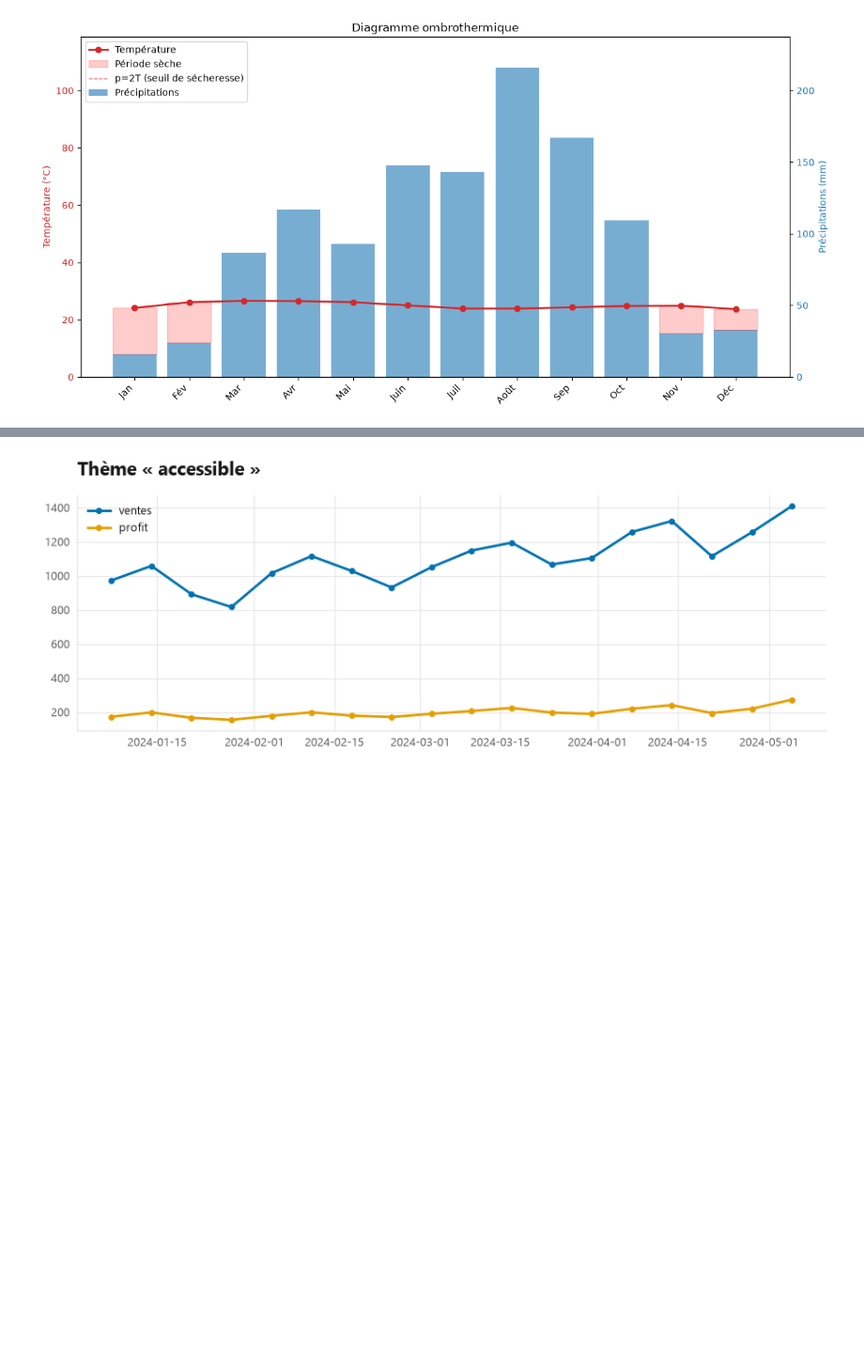
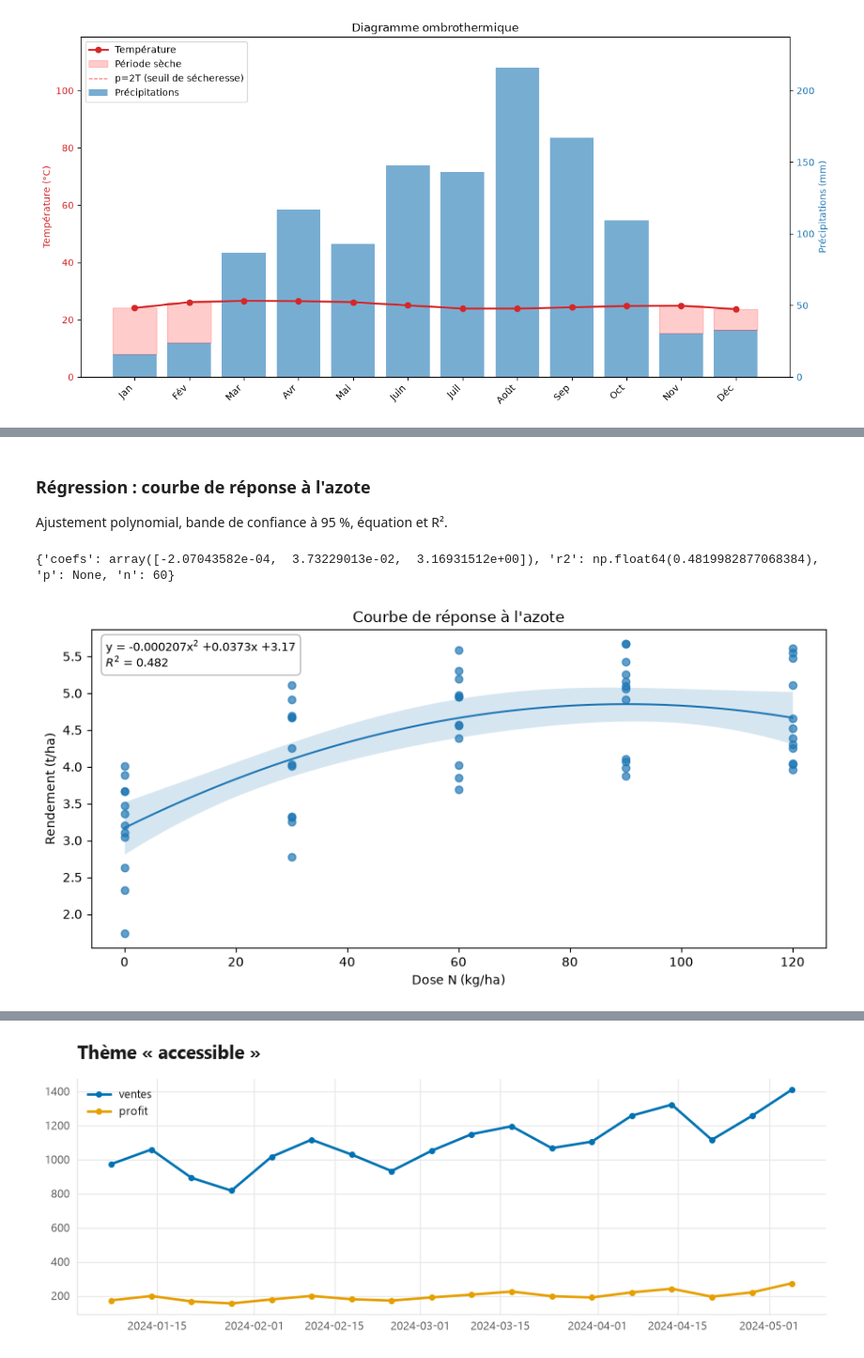
Before and after one commit to Mr-KAM/plutovizu, a Jupyter notebook: examples/demo.ipynb, the cells around one changed output, grey strips where cells are left out. Shown at 94% size. Saved outputs shown, nothing was run; the diff lists cells and outputs as text; code cells hidden in the pictures; blank space fills up the shorter version.

```diff
--- a/examples/demo.ipynb
+++ b/examples/demo.ipynb
@@ -139,0 +124,11 @@ list_themes()
+# %%
+rng = np.random.default_rng(3)
+lignes = []
+for variete, gain in [('Sahel-108', 0.0), ('IR-841', 0.7), ('Nerica-4', 1.3)]:
+    for dose in [0, 30, 60, 90, 120]:
+        for bloc in range(1, 5):
+            lignes.append({'variete': variete, 'dose': dose, 'bloc': bloc,
+                           'rendement': 2.5 + gain + 0.035 * dose - 0.00018 * dose ** 2
+                                        + rng.normal(0, 0.3)})
+essai = pd.DataFrame(lignes)
+essai.head()
@@ -139,0 +142,15 @@ list_themes()
+# %% [markdown]
+### Régression : courbe de réponse à l'azote
+
+Ajustement polynomial, bande de confiance à 95 %, équation et R².
+# %%
+chart = (Chart(essai, figsize=(9, 4.5))
+    .regression('dose', 'rendement', order=2)
+    .title("Courbe de réponse à l'azote")
+    .labels(xlabel='Dose N (kg/ha)', ylabel='Rendement (t/ha)')
+    .tight_layout())
+print(chart.regression_stats)
+chart.show()
+# %% [output]
+{'coefs': array([-2.07043582e-04,  3.73229013e-02,  3.16931512e+00]), 'r2': np.float64(0.4819982877068384), 'p': None, 'n': 60}
+[figure, added]
```
Also changed, not shown: parts of 30 cells of this notebook, 13 other files.
